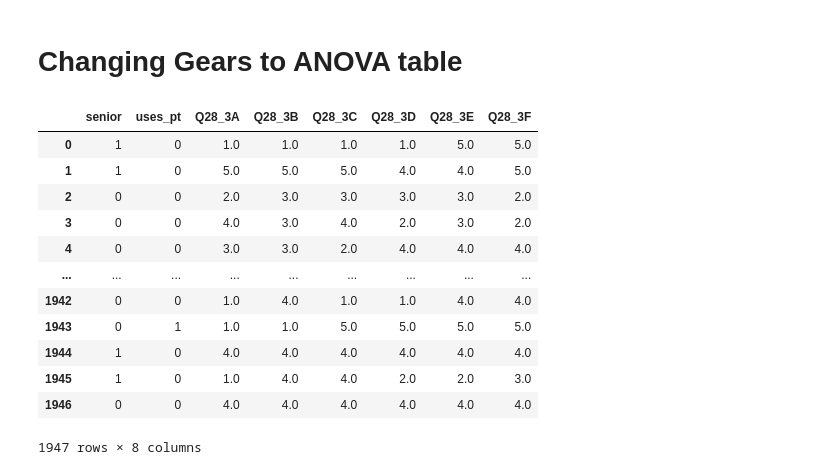
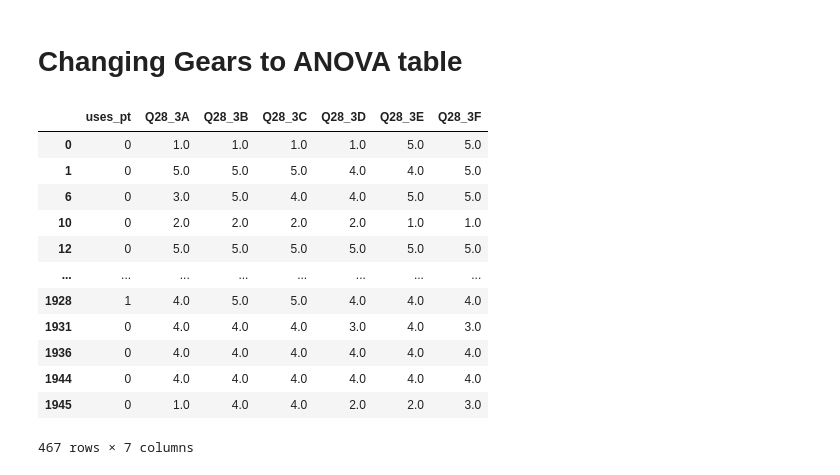
Before and after one commit to matthewasloan95/social-isolation-transportation, a Jupyter notebook: Modeling.ipynb, the cells around one changed output. Drawn from its saved outputs; the diff is of its cells as text; code cells hidden in the pictures.

```diff
--- a/Modeling.ipynb
+++ b/Modeling.ipynb
@@ -52,23 +52,24 @@ Warning: Maximum number of iterations has been exceeded.
 LinAlgError: Singular matrix
 # %% [markdown]
 # Changing Gears to ANOVA table
-# %%
-df_anova_seniors = df_clean[['senior','uses_pt','Q28_3A','Q28_3B','Q28_3C','Q28_3D','Q28_3E','Q28_3F']]
-df_anova_seniors
-# %% [output]
-|  | senior | uses_pt | Q28_3A | Q28_3B | Q28_3C | Q28_3D | Q28_3E | Q28_3F |
-| 0 | 1 | 0 | 1.0 | 1.0 | 1.0 | 1.0 | 5.0 | 5.0 |
-| 1 | 1 | 0 | 5.0 | 5.0 | 5.0 | 4.0 | 4.0 | 5.0 |
-| 2 | 0 | 0 | 2.0 | 3.0 | 3.0 | 3.0 | 3.0 | 2.0 |
-| 3 | 0 | 0 | 4.0 | 3.0 | 4.0 | 2.0 | 3.0 | 2.0 |
-| 4 | 0 | 0 | 3.0 | 3.0 | 2.0 | 4.0 | 4.0 | 4.0 |
-| ... | ... | ... | ... | ... | ... | ... | ... | ... |
-| 1942 | 0 | 0 | 1.0 | 4.0 | 1.0 | 1.0 | 4.0 | 4.0 |
-| 1943 | 0 | 1 | 1.0 | 1.0 | 5.0 | 5.0 | 5.0 | 5.0 |
-| 1944 | 1 | 0 | 4.0 | 4.0 | 4.0 | 4.0 | 4.0 | 4.0 |
-| 1945 | 1 | 0 | 1.0 | 4.0 | 4.0 | 2.0 | 2.0 | 3.0 |
-| 1946 | 0 | 0 | 4.0 | 4.0 | 4.0 | 4.0 | 4.0 | 4.0 |
-1947 rows × 8 columns
+# %%
+df_anova_seniors = df_clean[df_clean['senior'] == 1]
+df_anova_seniors = df_anova_seniors[['uses_pt','Q28_3A','Q28_3B','Q28_3C','Q28_3D','Q28_3E','Q28_3F']]
+df_anova_seniors
+# %% [output]
+|  | uses_pt | Q28_3A | Q28_3B | Q28_3C | Q28_3D | Q28_3E | Q28_3F |
+| 0 | 0 | 1.0 | 1.0 | 1.0 | 1.0 | 5.0 | 5.0 |
+| 1 | 0 | 5.0 | 5.0 | 5.0 | 4.0 | 4.0 | 5.0 |
+| 6 | 0 | 3.0 | 5.0 | 4.0 | 4.0 | 5.0 | 5.0 |
+| 10 | 0 | 2.0 | 2.0 | 2.0 | 2.0 | 1.0 | 1.0 |
+| 12 | 0 | 5.0 | 5.0 | 5.0 | 5.0 | 5.0 | 5.0 |
+| ... | ... | ... | ... | ... | ... | ... | ... |
+| 1928 | 1 | 4.0 | 5.0 | 5.0 | 4.0 | 4.0 | 4.0 |
+| 1931 | 0 | 4.0 | 4.0 | 4.0 | 3.0 | 4.0 | 3.0 |
+| 1936 | 0 | 4.0 | 4.0 | 4.0 | 4.0 | 4.0 | 4.0 |
+| 1944 | 0 | 4.0 | 4.0 | 4.0 | 4.0 | 4.0 | 4.0 |
+| 1945 | 0 | 1.0 | 4.0 | 4.0 | 2.0 | 2.0 | 3.0 |
+467 rows × 7 columns
 # %%
 #https://www.reneshbedre.com/blog/anova.html
 # Ordinary Least Squares (OLS) model
```
